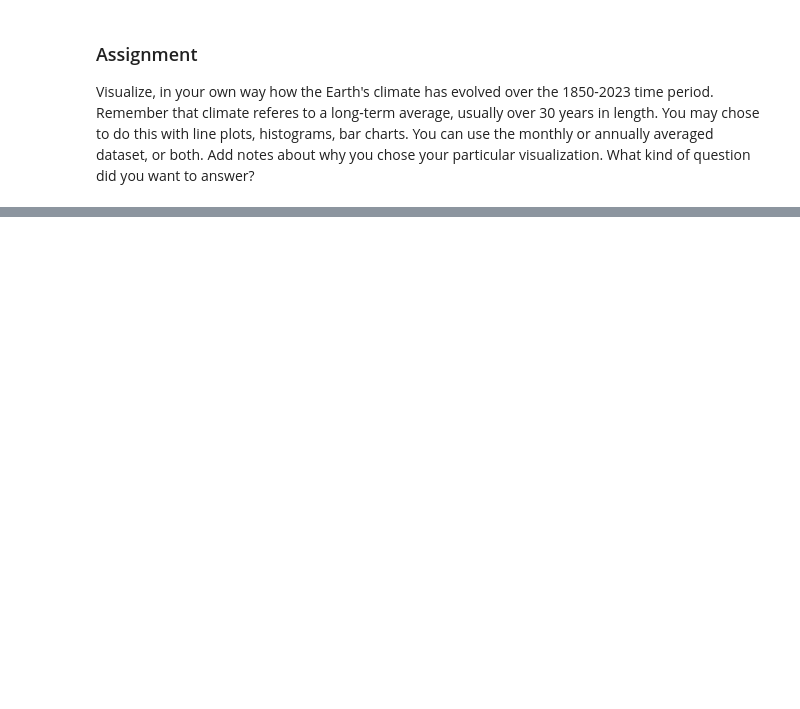
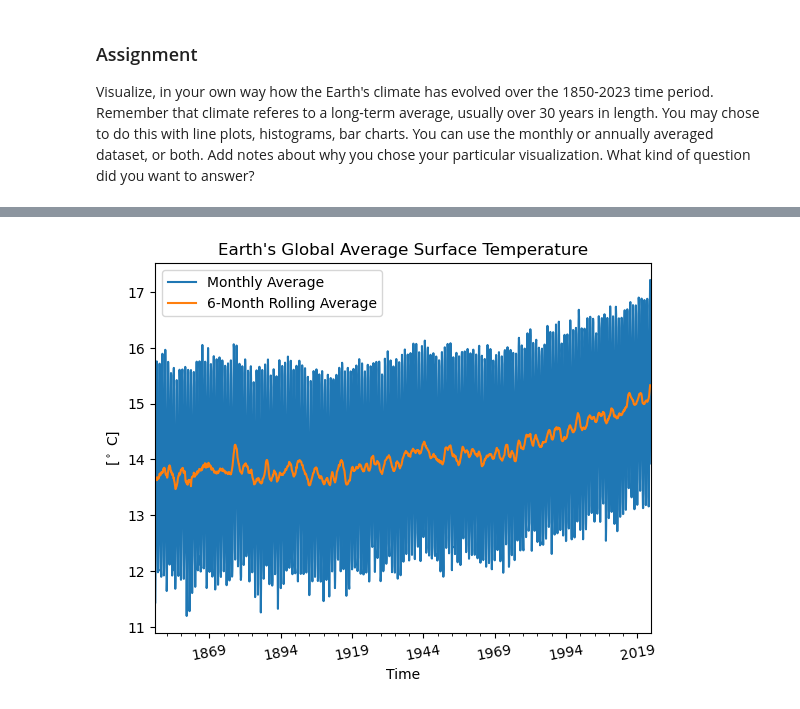
Before and after one commit to arronwheeler/CFR-2024, a Jupyter notebook: module_climate/00_intro_to_climate.ipynb, the cells around one changed output, grey strips where cells are left out. Cells and saved outputs as stored; diff of their text form; code cells hidden in the pictures; blank space fills up the shorter version.

```diff
--- a/module_climate/00_intro_to_climate.ipynb
+++ b/module_climate/00_intro_to_climate.ipynb
@@ -124,0 +144,10 @@ Visualize, in your own way how the Earth's climate has evolved over the 1850-202
+# %%
+df['Monthly Average'].plot(label='Monthly Average')
+df['Monthly Average'].rolling(12, center=True).mean().plot(label='6-Month Rolling Average')
+plt.ylabel(r'[$^\circ$ C]')
+plt.title('Earth\'s Global Average Surface Temperature')
+plt.xticks(rotation=10)
+plt.legend()
+plt.show()
+# %% [output]
+[figure, added]
```
Also changed, not shown: parts of 6 cells of this notebook.
